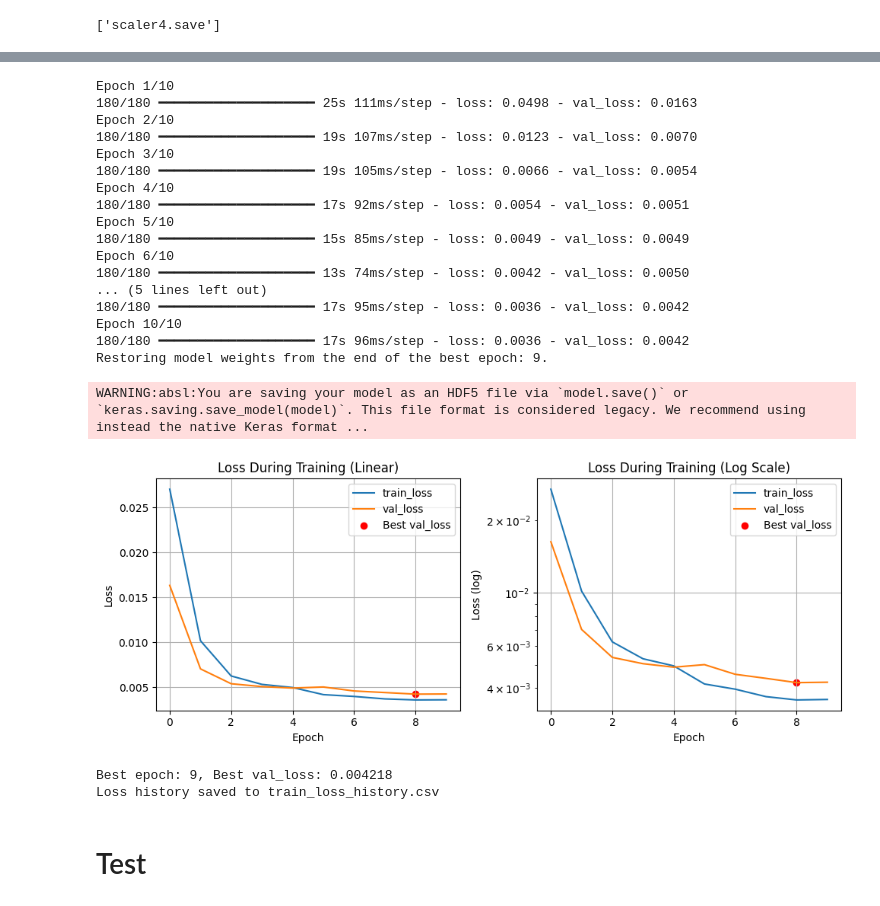
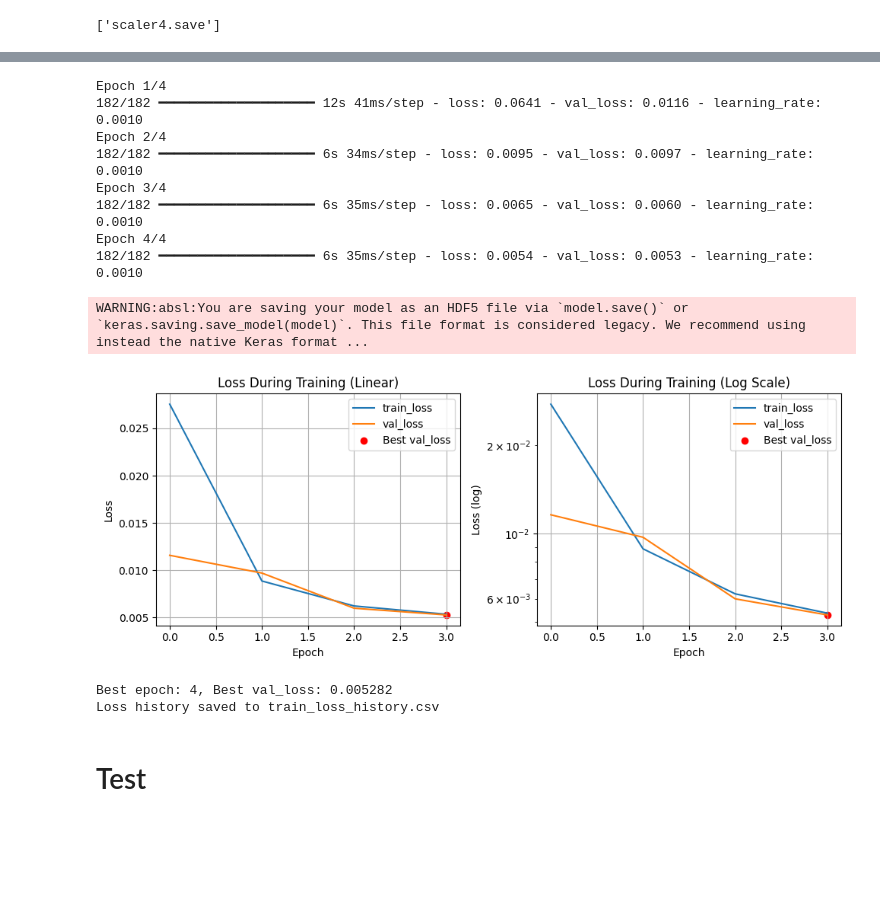
Before and after one commit to Ahmadaduwa/Landslide, a Jupyter notebook: models/LSTM_Autoencoders/LSTM_Autoencoders4.ipynb, the cells around one changed output, grey strips where cells are left out. Saved outputs shown, nothing was run; the diff lists cells and outputs as text; code cells hidden in the pictures; blank space fills up the shorter version.

```diff
--- a/models/LSTM_Autoencoders/LSTM_Autoencoders4.ipynb
+++ b/models/LSTM_Autoencoders/LSTM_Autoencoders4.ipynb
@@ -17,3 +15,11 @@ KeyboardInterrupt:
+# %%
+SEQUENCE_LENGTH = 36
+
+numerical_cols =  [
+    'soil_mean',  'rain_mean',
+    'temp_mean',  'humi_mean',
+    'geo_mean', 'lat_mean', 'lng_mean', 'geo_std',
+]
 # %%
 df1 = pd.read_csv("../../data/dev101_resample10T.csv")
 df2 = pd.read_csv("../../data/dev102_resample10T.csv")
@@ -57,14 +63,6 @@ Index(['timestamp', 'soil_mean', 'soil_std', 'soil_min', 'soil_max',
        'lng_max', 'devID'],
       dtype='object')
 # %%
-# Feature ที่จะใช้
-numerical_cols =  [
-    'soil_mean', 'soil_std', 'rain_mean', 'rain_std',
-    'temp_mean', 'temp_std', 'humi_mean', 'humi_std',
-    'geo_mean', 'lat_mean', 'lng_mean',
-    'soil_min', 'soil_max', 'rain_min', 'rain_max',
-    'temp_min', 'temp_max', 'humi_min', 'humi_max'
-]
 
 # สร้าง Scaler และฟิตข้อมูล
 scaler = MinMaxScaler()
@@ -79,8 +77,6 @@ joblib.dump(scaler, 'scaler4.save')
 # %% [output]
 ['scaler4.save']
 # %%
-SEQUENCE_LENGTH = 72
-
 def create_sequences_by_device(df, sequence_length, numerical_cols, dev_ids=None, return_index=False):
     """
     สร้าง sequence สำหรับแต่ละ device (devID)
@@ -122,6 +118,7 @@ def create_sequences_by_device(df, sequence_length, numerical_cols, dev_ids=None
 # ตัวอย่างการใช้งานปกติ
 X_seq, device_ids, seq_timestamps = create_sequences_by_device(df_all, SEQUENCE_LENGTH, numerical_cols)
 # %%
+'''
 n = len(X_seq)
 train_size = int(n * 0.9)
 val_size = int(n * 0.1)
@@ -130,3 +127,5 @@ X_train = X_seq[:train_size]
 X_val = X_seq[train_size:train_size + val_size]
 
 print(f"Train: {X_train.shape}, Val: {X_val.shape}")
+'''
+X_train = X_seq
@@ -180,13 +206,14 @@ Model: "functional"
  Non-trainable params: 0 (0.00 B)
 # %%
-early_stopping = EarlyStopping(monitor='val_loss', patience=10, restore_best_weights=True, verbose=1)
+early_stop = EarlyStopping(monitor='val_loss', patience=10, restore_best_weights=True)
+reduce_lr = ReduceLROnPlateau(monitor='val_loss', patience=5, factor=0.5, verbose=1)
 
 history = model.fit(
     X_train, X_train,
-    validation_data=(X_val, X_val),
-    epochs=10, #90
+    validation_split=0.1,
+    epochs=4, #60
     batch_size=32,
-    callbacks=[early_stopping],
+    callbacks=[early_stop, reduce_lr],
     verbose=1
 )
 
@@ -208,52 +235,43 @@ plt.title('Loss During Training (Linear)')
 plt.xlabel('Epoch')
 plt.ylabel('Loss')
 plt.grid(True)
 
 plt.subplot(1, 2, 2)
 plt.plot(history.history['loss'], label='train_loss')
 plt.plot(history.history['val_loss'], label='val_loss')
 plt.yscale('log')
 plt.legend()
 plt.title('Loss During Training (Log Scale)')
 plt.xlabel('Epoch')
 plt.ylabel('Loss (log)')
 plt.grid(True)
 
 # Mark best epoch
 best_epoch = int(np.argmin(history.history['val_loss']))
 plt.subplot(1, 2, 1)
 plt.scatter(best_epoch, history.history['val_loss'][best_epoch], color='red', label='Best val_loss')
 plt.legend()
 plt.subplot(1, 2, 2)
 plt.scatter(best_epoch, history.history['val_loss'][best_epoch], color='red', label='Best val_loss')
 plt.legend()
 
 plt.tight_layout()
 plt.show()
 
 print(f"Best epoch: {best_epoch+1}, Best val_loss: {history.history['val_loss'][best_epoch]:.6f}")
 print("Loss history saved to train_loss_history.csv")
 # %% [output]
-Epoch 1/10
-180/180 ━━━━━━━━━━━━━━━━━━━━ 25s 111ms/step - loss: 0.0498 - val_loss: 0.0163
-Epoch 2/10
-180/180 ━━━━━━━━━━━━━━━━━━━━ 19s 107ms/step - loss: 0.0123 - val_loss: 0.0070
-Epoch 3/10
-180/180 ━━━━━━━━━━━━━━━━━━━━ 19s 105ms/step - loss: 0.0066 - val_loss: 0.0054
-Epoch 4/10
-180/180 ━━━━━━━━━━━━━━━━━━━━ 17s 92ms/step - loss: 0.0054 - val_loss: 0.0051
-Epoch 5/10
-180/180 ━━━━━━━━━━━━━━━━━━━━ 15s 85ms/step - loss: 0.0049 - val_loss: 0.0049
-Epoch 6/10
-180/180 ━━━━━━━━━━━━━━━━━━━━ 13s 74ms/step - loss: 0.0042 - val_loss: 0.0050
-... (5 lines left out)
-180/180 ━━━━━━━━━━━━━━━━━━━━ 17s 95ms/step - loss: 0.0036 - val_loss: 0.0042
-Epoch 10/10
-180/180 ━━━━━━━━━━━━━━━━━━━━ 17s 96ms/step - loss: 0.0036 - val_loss: 0.0042
-Restoring model weights from the end of the best epoch: 9.
+Epoch 1/4
+182/182 ━━━━━━━━━━━━━━━━━━━━ 12s 41ms/step - loss: 0.0641 - val_loss: 0.0116 - learning_rate: 0.0010
+Epoch 2/4
+182/182 ━━━━━━━━━━━━━━━━━━━━ 6s 34ms/step - loss: 0.0095 - val_loss: 0.0097 - learning_rate: 0.0010
+Epoch 3/4
+182/182 ━━━━━━━━━━━━━━━━━━━━ 6s 35ms/step - loss: 0.0065 - val_loss: 0.0060 - learning_rate: 0.0010
+Epoch 4/4
+182/182 ━━━━━━━━━━━━━━━━━━━━ 6s 35ms/step - loss: 0.0054 - val_loss: 0.0053 - learning_rate: 0.0010
 WARNING:absl:You are saving your model as an HDF5 file via `model.save()` or `keras.saving.save_model(model)`. This file format is considered legacy. We recommend using instead the native Keras format ...
-[figure, old version]
+[figure, new version]
-Best epoch: 9, Best val_loss: 0.004218
+Best epoch: 4, Best val_loss: 0.005282
 Loss history saved to train_loss_history.csv
 # %% [markdown]
 # Test
```
Also changed, not shown: parts of 14 cells of this notebook, 6 other files.
